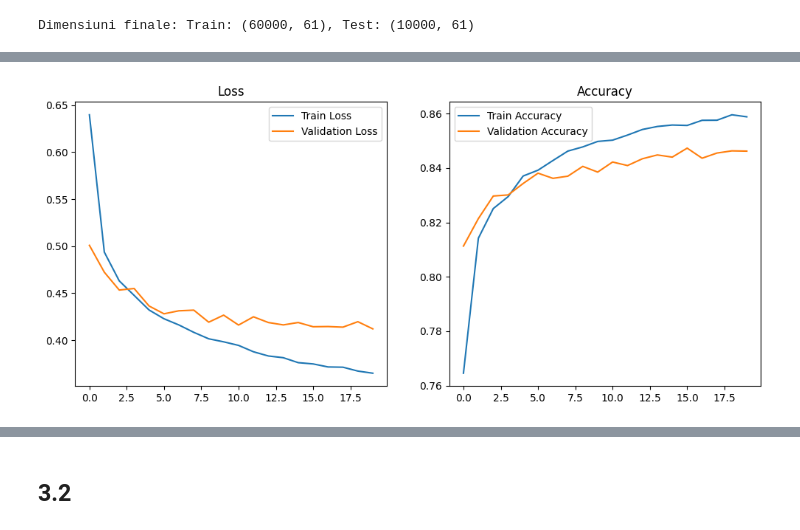
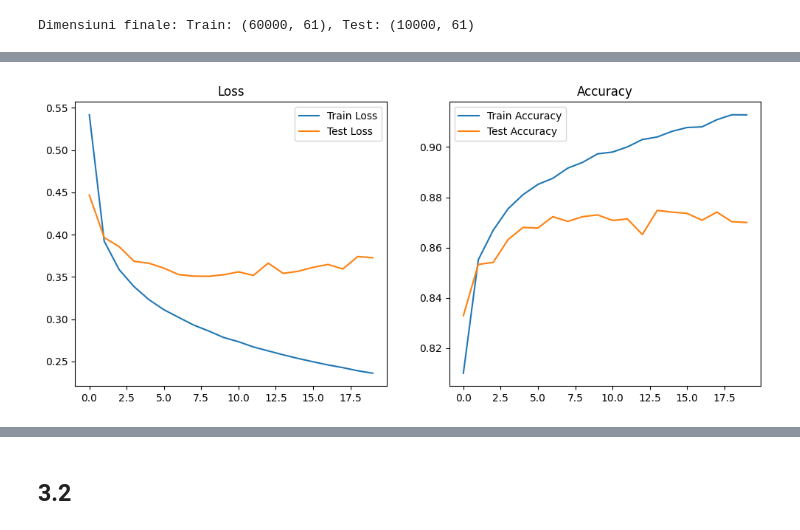
Before and after one commit to Vulturul2k/ML_project, a Jupyter notebook: fashion2.ipynb, the cells around one changed output, grey strips where cells are left out. Cells and saved outputs as stored; diff of their text form; code cells hidden in the pictures.

```diff
--- a/fashion2.ipynb
+++ b/fashion2.ipynb
@@ -121,0 +90,17 @@ Epoch 20/20
+# %%
+import torch
+from torch.utils.data import TensorDataset, DataLoader
+from sklearn.model_selection import train_test_split
+
+# Transformă datele în tensori PyTorch
+x_train_tensor = torch.tensor(x_train_variance, dtype=torch.float32)
+x_test_tensor = torch.tensor(x_test_variance, dtype=torch.float32)
+y_train_tensor = torch.tensor(y_train, dtype=torch.long)
+y_test_tensor = torch.tensor(y_test, dtype=torch.long)
+
+# Creează DataLoader pentru train și test
+train_dataset = TensorDataset(x_train_tensor, y_train_tensor)
+test_dataset = TensorDataset(x_test_tensor, y_test_tensor)
+
+train_loader = DataLoader(train_dataset, batch_size=64, shuffle=True)
+test_loader = DataLoader(test_dataset, batch_size=64, shuffle=False)
@@ -121,0 +146,5 @@ Epoch 20/20
+# %%
+import torch.optim as optim
+
+criterion = nn.CrossEntropyLoss()
+optimizer = optim.Adam(model.parameters(), lr=0.001)
@@ -122,18 +222,21 @@ Epoch 20/20
 # %%
 import matplotlib.pyplot as plt
 
+# Curbele de pierdere
 plt.figure(figsize=(12, 5))
 plt.subplot(1, 2, 1)
-plt.plot(history.history['loss'], label='Train Loss')
-plt.plot(history.history['val_loss'], label='Validation Loss')
+plt.plot(train_losses, label='Train Loss')
+plt.plot(test_losses, label='Test Loss')
 plt.title('Loss')
 plt.legend()
 
+# Curbele de acuratețe
 plt.subplot(1, 2, 2)
-plt.plot(history.history['accuracy'], label='Train Accuracy')
-plt.plot(history.history['val_accuracy'], label='Validation Accuracy')
+plt.plot(train_accuracies, label='Train Accuracy')
+plt.plot(test_accuracies, label='Test Accuracy')
 plt.title('Accuracy')
 plt.legend()
+
 plt.show()
 # %% [output]
-[figure, old version]
+[figure, new version]
```
Also changed, not shown: parts of 15 cells of this notebook, 2 other files.
